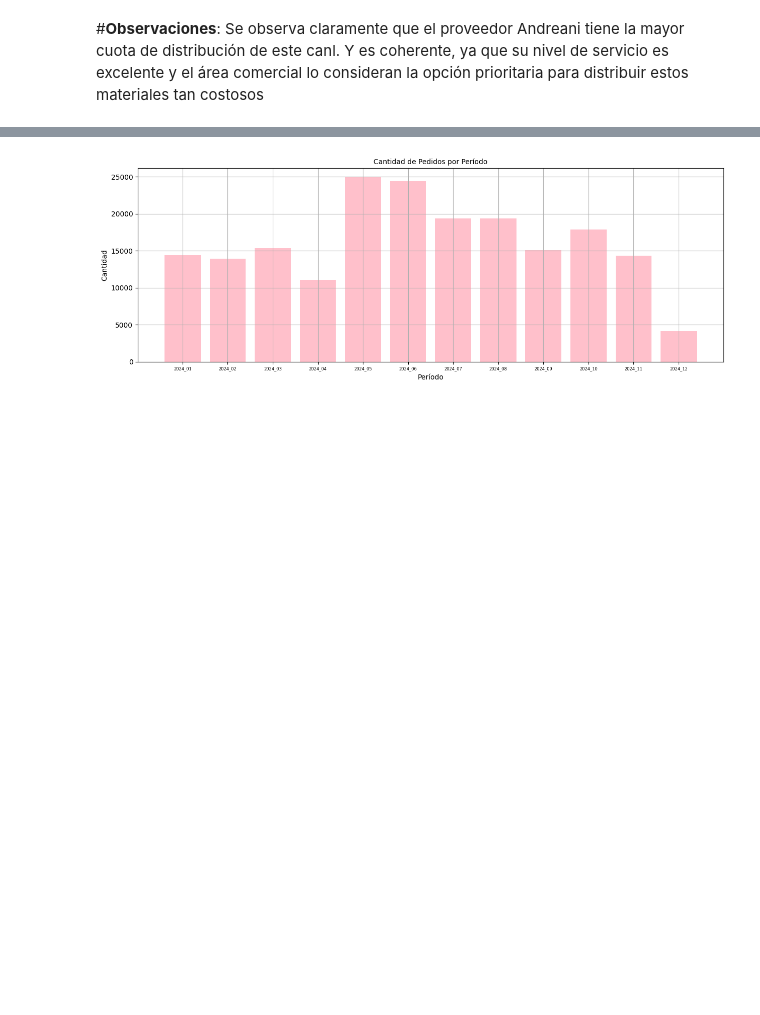
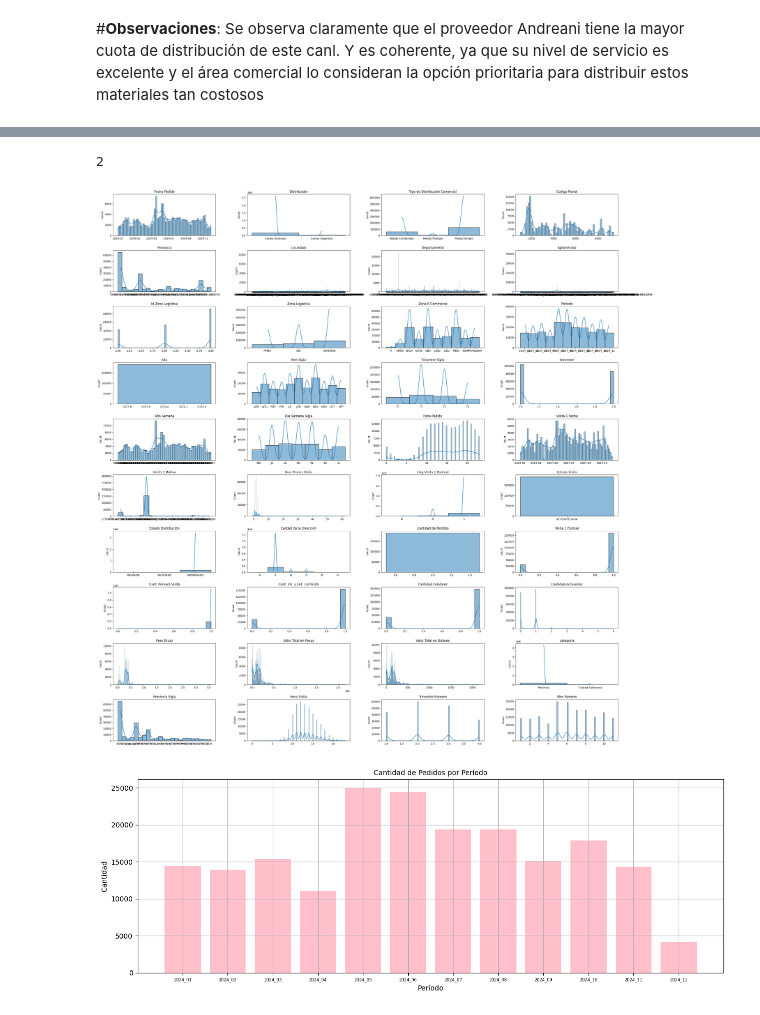
Before and after one commit to Leonardo-rodcas/Proyecto-DS-61190-E-Commerce, a Jupyter notebook: ProyectoDS_Rodriguez_Castillo_Leonardo.ipynb, the cells around one changed output, grey strips where cells are left out. Cells and saved outputs as stored; diff of their text form; code cells hidden in the pictures; blank space fills up the shorter version.

```diff
--- a/ProyectoDS_Rodriguez_Castillo_Leonardo.ipynb
+++ b/ProyectoDS_Rodriguez_Castillo_Leonardo.ipynb
@@ -736,3 +777,34 @@ Se observa claramente que el proveedor Andreani tiene la mayor cuota de distribu
+# %%
+print(2 % 4)
+# %% [output]
+2
+# %%
+variables = [
+    'Fecha Pedido', 'Distribuidor', 'Tipo de Distribución Comercial', 'Codigo Postal',
+    'Provincia', 'Localidad', 'Departamento', 'Aglomerado',
+    'Id Zona Logistica', 'Zona Logistica', 'Zona E-Commerce', 'Periodo',
+    'Año', 'Mes Sigla', 'Trimestre Sigla', 'Semestre',
+    'Año Semana', 'Dia Semana Sigla', 'Hora Pedido', 'Visita 1 Fecha',
+    'Visita 1 Motivo', 'Dias Primer Visita', 'Flag Visita 1 Puntual', 'Estado Visita',
+    'Estado Distribución', 'Calidad de la Direccion', 'Cantidad de Pedidos', 'Visita 1 Puntual',
+    'Cant. Primera Visita', 'Cant. Vis. y Ent. 1ra Visita', 'Cantidad Celulares', 'Cantidad Accesorios',
+    'Peso Bruto', 'Valor Total en Pesos', 'Valor Total en Dolares', 'categoria',
+    'Provincia Sigla', 'Hora Visita', 'Trimestre Numero', 'Mes Numero'
+    ]
+columns = 4
+
+fig, axes = plt.subplots(len(variables) //columns, columns, figsize=(30,30))
+
+for current_idx, variable in enumerate(variables):
+    i = current_idx // columns
+    j = current_idx % columns
+    sns.histplot(df[variable], ax=axes[i][j], kde=True)
+    axes[i][j].set_title(variable)
+    axes[i][j].set_xlabel("")
+
+plt.tight_layout()
+# %% [output]
+[figure, added]
 # %%
 #Barras de Cantidad de Pedidos por Período
 df_periodo_agrup = df.groupby('Periodo')['Cantidad de Pedidos'].sum()
```
Also changed, not shown: parts of 6 cells of this notebook.
